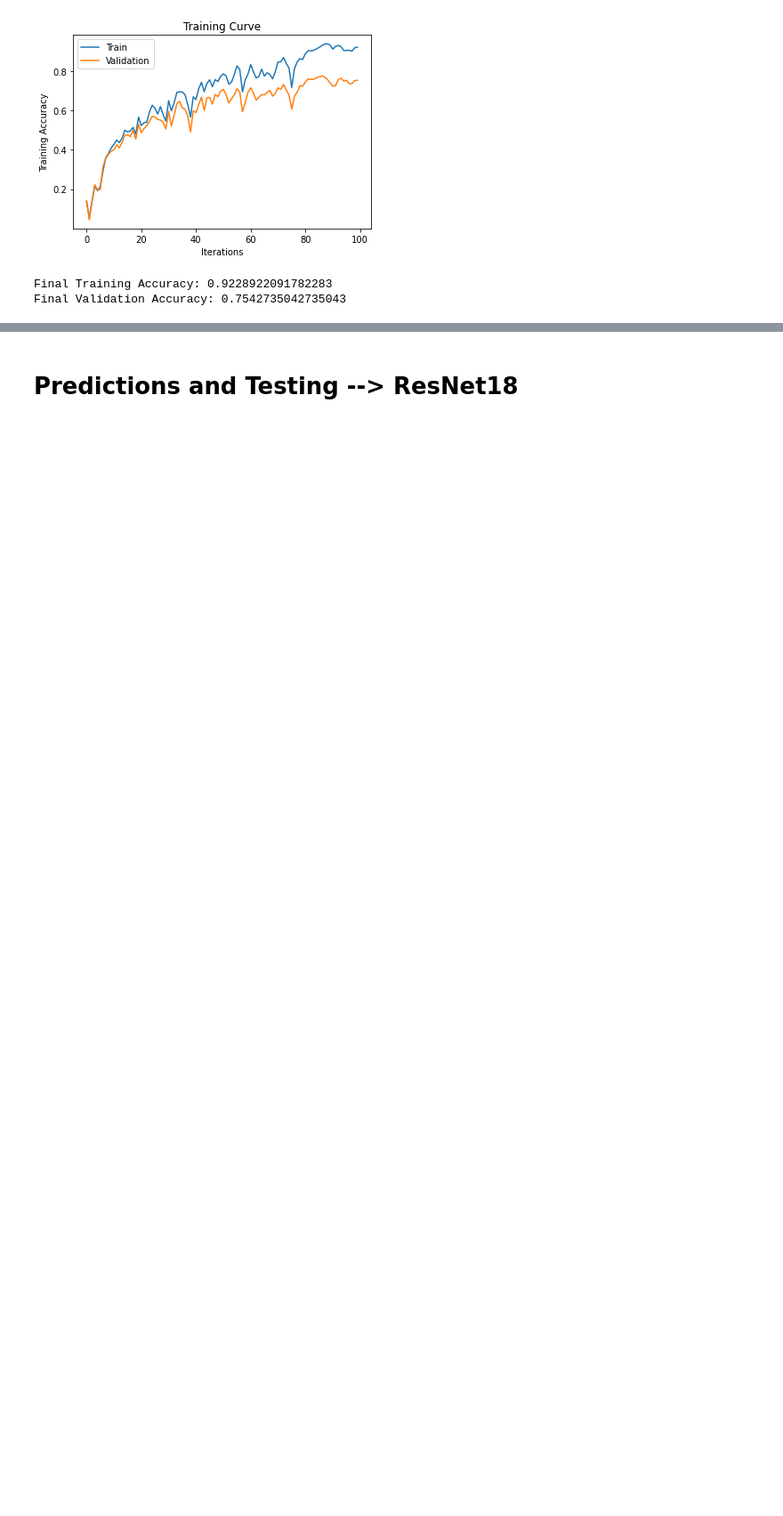
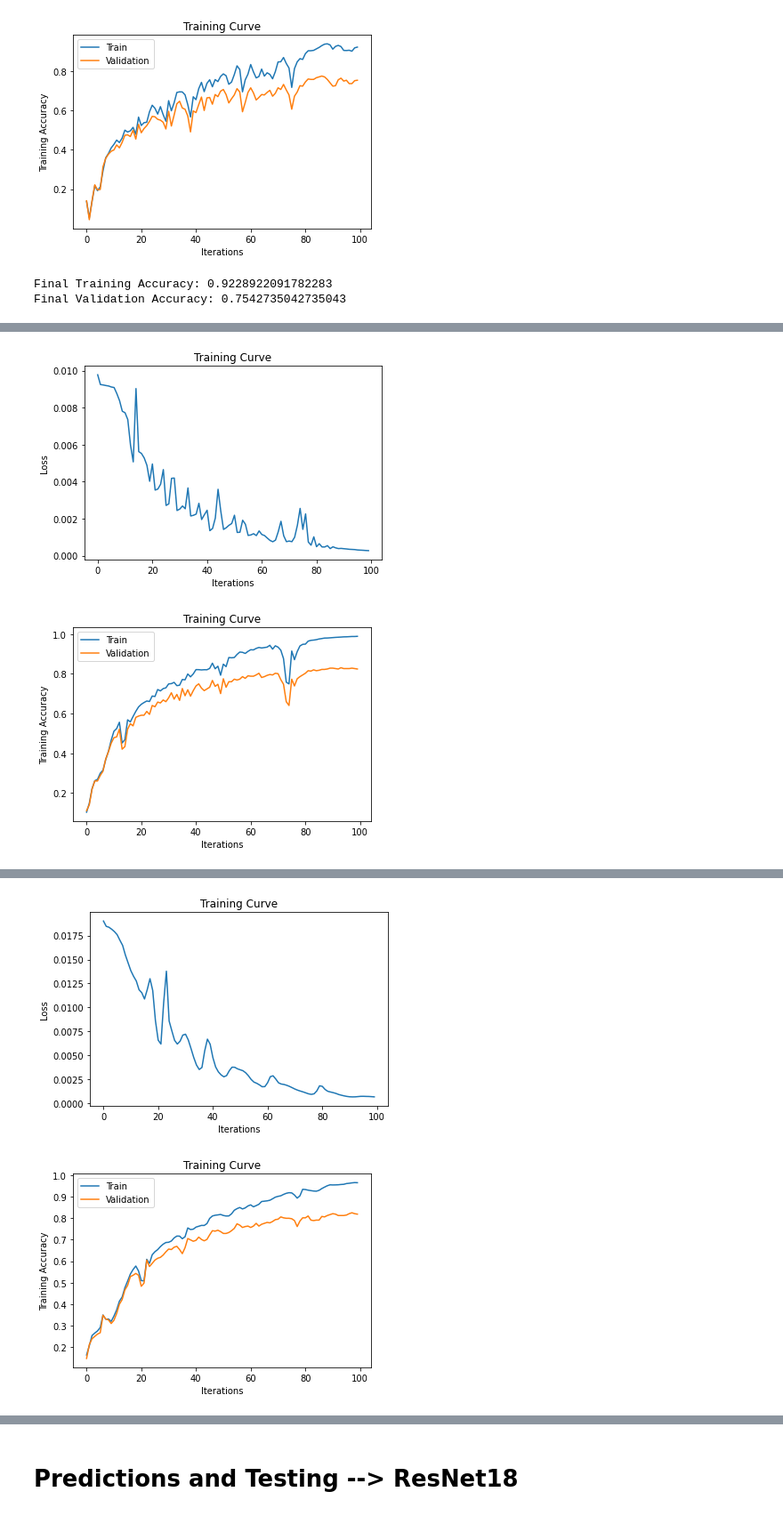
Before and after one commit to rozariot/Waste-Classification-Project, a Jupyter notebook: WasteClassificationProject.ipynb, the cells around one changed output, grey strips where cells are left out. Shown at 89% size. Drawn from its saved outputs; the diff is of its cells as text; code cells hidden in the pictures; blank space fills up the shorter version.

```diff
--- a/WasteClassificationProject.ipynb
+++ b/WasteClassificationProject.ipynb
@@ -285,6 +291,26 @@ class Waste_Classifier_MLP(nn.Module):
     x = F.relu(self.fc2(x))
     x = self.fc3(x)
     return x
+# %%
+class Waste_Classifier_CNN(nn.Module):
+
+      def __init__(self,name="WasteNetCNN", hidden_size=256):
+          self.name = name
+          super(Waste_Classifier_CNN, self).__init__()
+          self.conv1 = nn.Conv2d(hidden_size, 600, 2) #in_channels, out_chanels, kernel_size
+          self.conv2 = nn.Conv2d(600, 1000, 2) #in_channels, out_chanels, kernel_size
+
+          self.fc1 = nn.Linear(1000*4*4, 64)
+          self.fc2 = nn.Linear(64, 10)
+          self.hidden_size = hidden_size
+
+      def forward(self, x):
+          x = F.relu(self.conv1(x))
+          x = F.relu(self.conv2(x))
+          x = x.view(-1, 1000*4*4)
+          x = F.relu(self.fc1(x))
+          x = self.fc2(x)
+          return x
 # %%
 class Waste_Classifier_One_Linear_Layer(nn.Module):
   def __init__(self, name="WasteNet", hidden_size=256*6*6):
@@ -406,0 +531,10 @@ Final Validation Accuracy: 0.7542735042735043
+# %%
+lr_bs=[[.003,256],[.001,128],[.001,256],[.0005,64],[.0005,128],[.0005,256]]
+for lrbs in lr_bs:
+    print("alexnet learning rate: {}, batchsize: {}".format(lrbs[0],lrbs[1]))
+    alexNetClassify = Waste_Classifier_CNN(name="Waste_AlexNetMLP_CNN_"+str(lrbs[0])+"_"+str(lrbs[1]))
+    if use_cuda and torch.cuda.is_available():
+      print("cude is available")
+      alexNetClassify = alexNetClassify.cuda()
+    train(alexNetClassify, feature_train_set, feature_val_set, batch_size=lrbs[1], num_epochs=100, learning_rate=lrbs[0])
+# %% [output]
@@ -406,0 +553,2 @@ Final Validation Accuracy: 0.7542735042735043
+[figure, added]
+[figure, added]
@@ -406,0 +569,2 @@ Final Validation Accuracy: 0.7542735042735043
+[figure, added]
+[figure, added]
```
Also changed, not shown: parts of 5 cells of this notebook.
